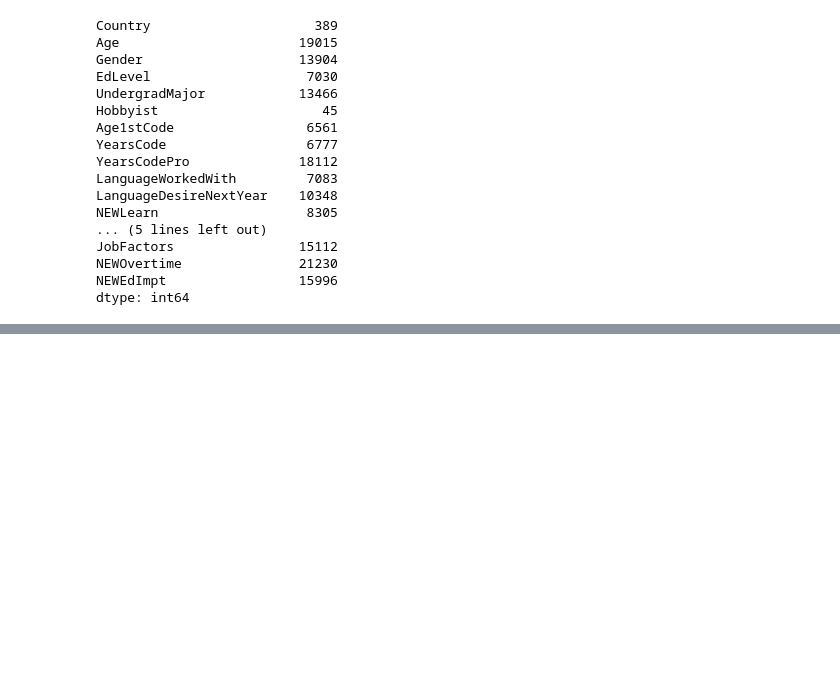
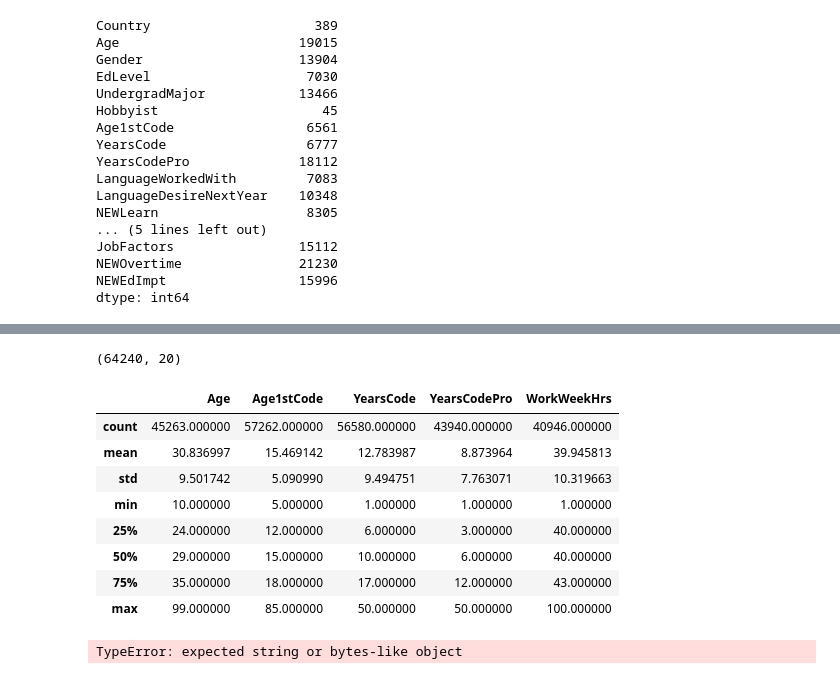
Before and after one commit to Narapady/stackoverflow-EDA, a Jupyter notebook: exploratory_data.ipynb, the cells around one changed output, grey strips where cells are left out. Cells and saved outputs as stored; diff of their text form; code cells hidden in the pictures; blank space fills up the shorter version.

```diff
--- a/exploratory_data.ipynb
+++ b/exploratory_data.ipynb
@@ -177,0 +232,20 @@ dtype: int64
+# %%
+survey_df.drop(survey_df[survey_df['Age'] > 100].index, inplace=True)
+survey_df.drop(survey_df[survey_df['Age'] < 10].index, inplace=True)
+survey_df.drop(survey_df[survey_df['Age'] < survey_df['Age1stCode']].index, inplace=True)
+survey_df.drop(survey_df[survey_df['WorkWeekHrs'] > 100].index, inplace=True)
+survey_df.drop(survey_df[survey_df['Age'] < survey_df['YearsCode']].index, inplace=True)
+# %%
+print(survey_df.shape)
+survey_df.describe()
+# %% [output]
+(64240, 20)
+|  | Age | Age1stCode | YearsCode | YearsCodePro | WorkWeekHrs |
+| count | 45263.000000 | 57262.000000 | 56580.000000 | 43940.000000 | 40946.000000 |
+| mean | 30.836997 | 15.469142 | 12.783987 | 8.873964 | 39.945813 |
+| std | 9.501742 | 5.090990 | 9.494751 | 7.763071 | 10.319663 |
+| min | 10.000000 | 5.000000 | 1.000000 | 1.000000 | 1.000000 |
+| 25% | 24.000000 | 12.000000 | 6.000000 | 3.000000 | 40.000000 |
+| 50% | 29.000000 | 15.000000 | 10.000000 | 6.000000 | 40.000000 |
+| 75% | 35.000000 | 18.000000 | 17.000000 | 12.000000 | 43.000000 |
+| max | 99.000000 | 85.000000 | 50.000000 | 50.000000 | 100.000000 |
@@ -177,0 +260,4 @@ dtype: int64
+# %%
+survey_df['Gender'].apply(lambda x: replace_with_nan(x))
+# %% [output]
+TypeError: expected string or bytes-like object
```
Also changed, not shown: parts of 12 cells of this notebook.
